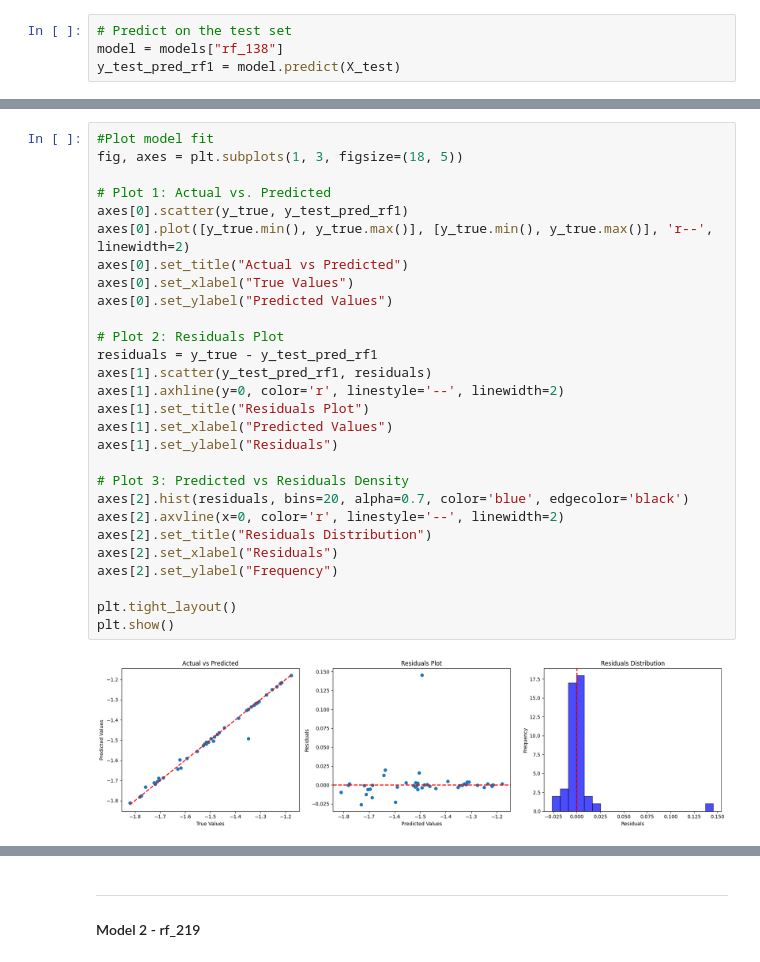
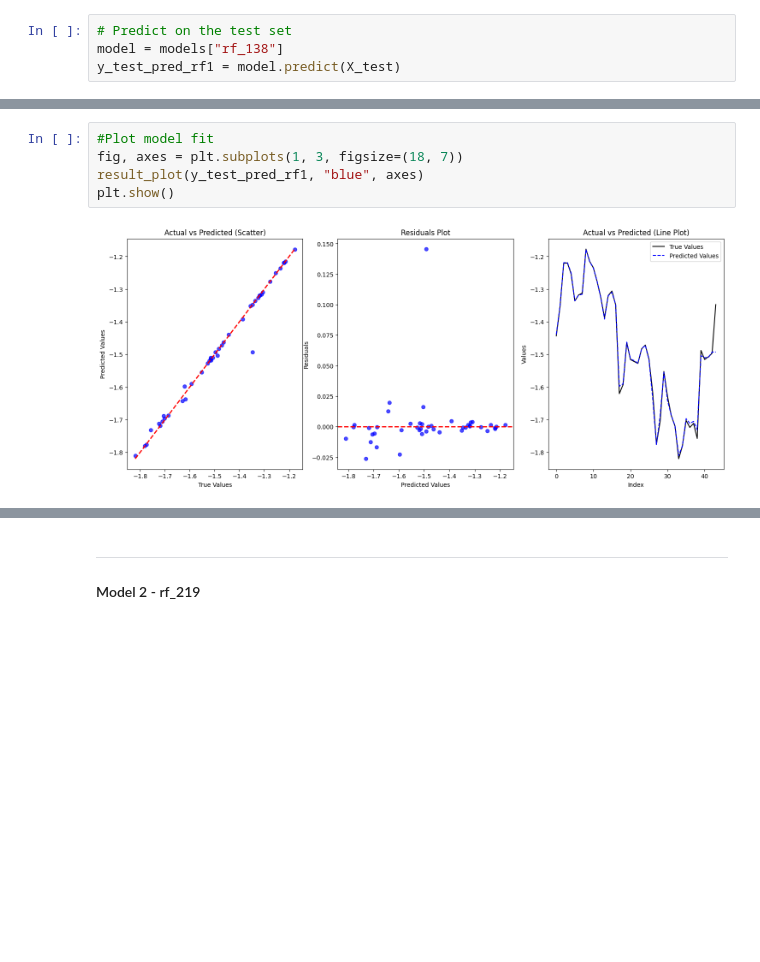
Before and after one commit to TiaanViviers/MoneyBot, a Jupyter notebook: notebooks/Model_Comparison.ipynb, the cells around one changed output, grey strips where cells are left out. Cells and saved outputs as stored; diff of their text form; blank space fills up the shorter version.

```diff
--- a/notebooks/Model_Comparison.ipynb
+++ b/notebooks/Model_Comparison.ipynb
@@ -216,34 +240,11 @@ R² Score: 0.983302
 Mean Absolute Error (MAE): 0.008133
 # %%
 #Plot model fit
-fig, axes = plt.subplots(1, 3, figsize=(18, 5))
-
-# Plot 1: Actual vs. Predicted
-axes[0].scatter(y_true, y_test_pred_rf1)
-axes[0].plot([y_true.min(), y_true.max()], [y_true.min(), y_true.max()], 'r--', linewidth=2)
-axes[0].set_title("Actual vs Predicted")
-axes[0].set_xlabel("True Values")
-axes[0].set_ylabel("Predicted Values")
-
-# Plot 2: Residuals Plot
-residuals = y_true - y_test_pred_rf1
-axes[1].scatter(y_test_pred_rf1, residuals)
-axes[1].axhline(y=0, color='r', linestyle='--', linewidth=2)
-axes[1].set_title("Residuals Plot")
-axes[1].set_xlabel("Predicted Values")
-axes[1].set_ylabel("Residuals")
-
-# Plot 3: Predicted vs Residuals Density
-axes[2].hist(residuals, bins=20, alpha=0.7, color='blue', edgecolor='black')
-axes[2].axvline(x=0, color='r', linestyle='--', linewidth=2)
-axes[2].set_title("Residuals Distribution")
-axes[2].set_xlabel("Residuals")
-axes[2].set_ylabel("Frequency")
-
-plt.tight_layout()
+fig, axes = plt.subplots(1, 3, figsize=(18, 7))
+result_plot(y_test_pred_rf1, "blue", axes)
 plt.show()
 # %% [output]
-[figure, old version]
+[figure, new version]
 # %% [markdown]
 ### Observations from the Graphs
 
```
Also changed, not shown: parts of 63 cells of this notebook.
